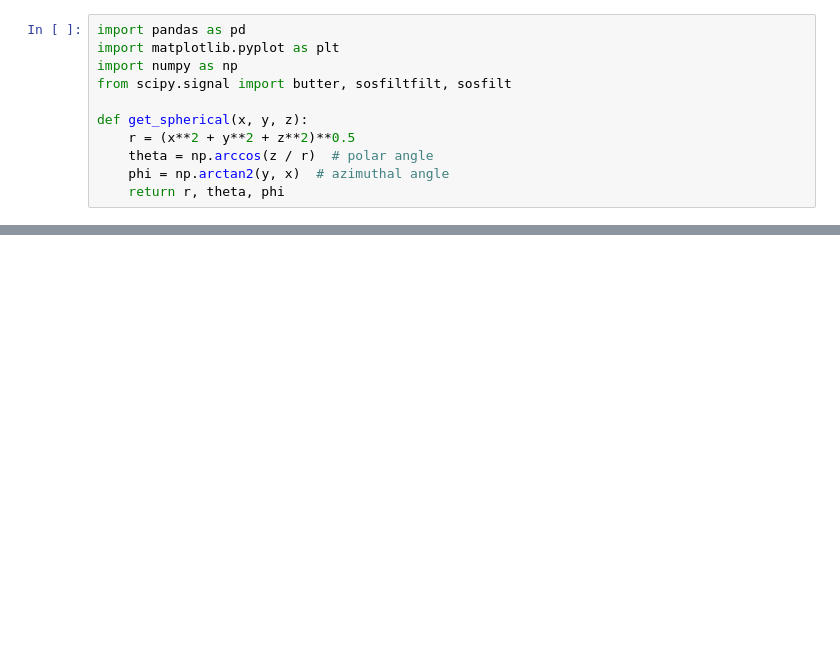
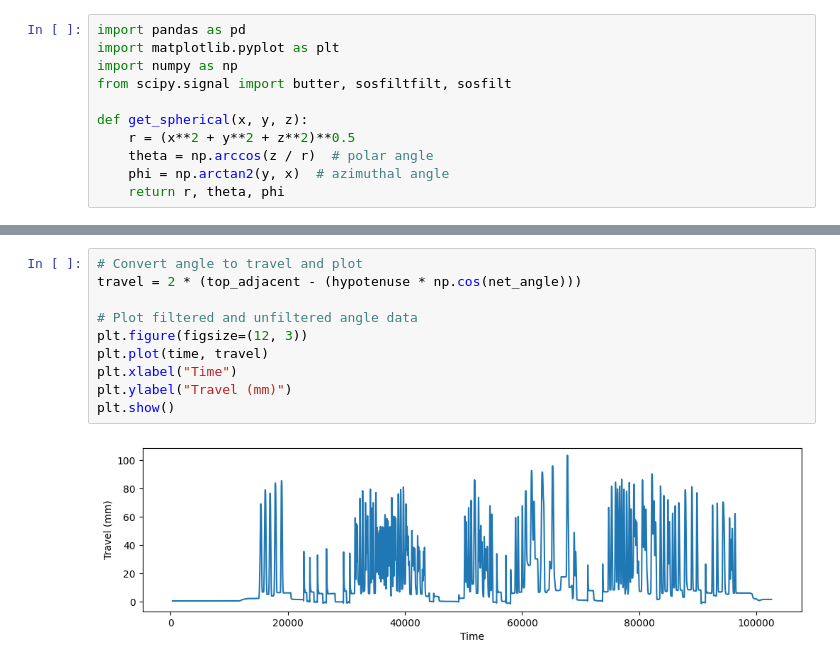
Before and after one commit to colinpate/sus, a Jupyter notebook: sensor_processing.ipynb, the cells around one changed output, grey strips where cells are left out. Saved outputs shown, nothing was run; the diff lists cells and outputs as text; blank space fills up the shorter version.

```diff
--- a/sensor_processing.ipynb
+++ b/sensor_processing.ipynb
@@ -44,0 +115,12 @@ plt.show()
+# %%
+# Convert angle to travel and plot
+travel = 2 * (top_adjacent - (hypotenuse * np.cos(net_angle)))
+
+# Plot filtered and unfiltered angle data
+plt.figure(figsize=(12, 3))
+plt.plot(time, travel)
+plt.xlabel("Time")
+plt.ylabel("Travel (mm)")
+plt.show()
+# %% [output]
+[figure, added]
```
Also changed, not shown: parts of 12 cells of this notebook, 9 other files.
